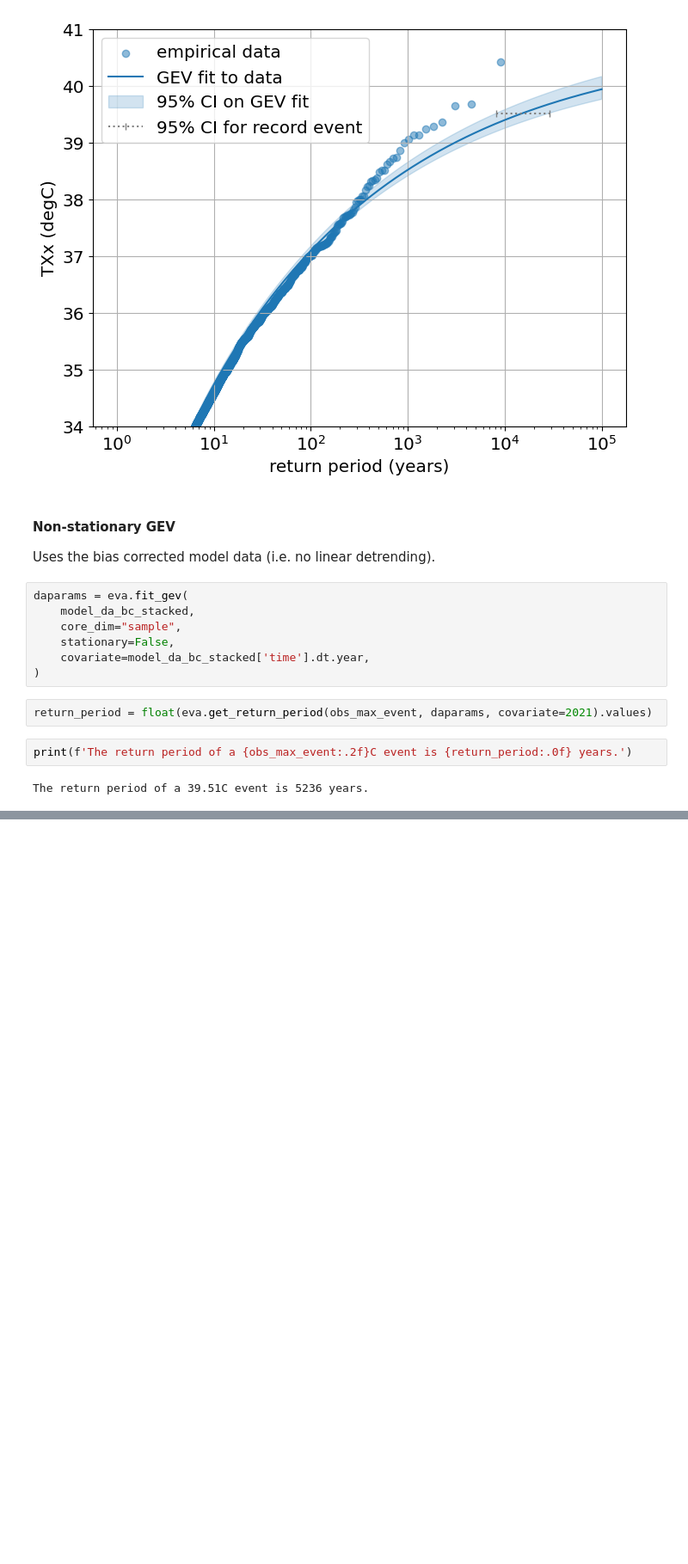
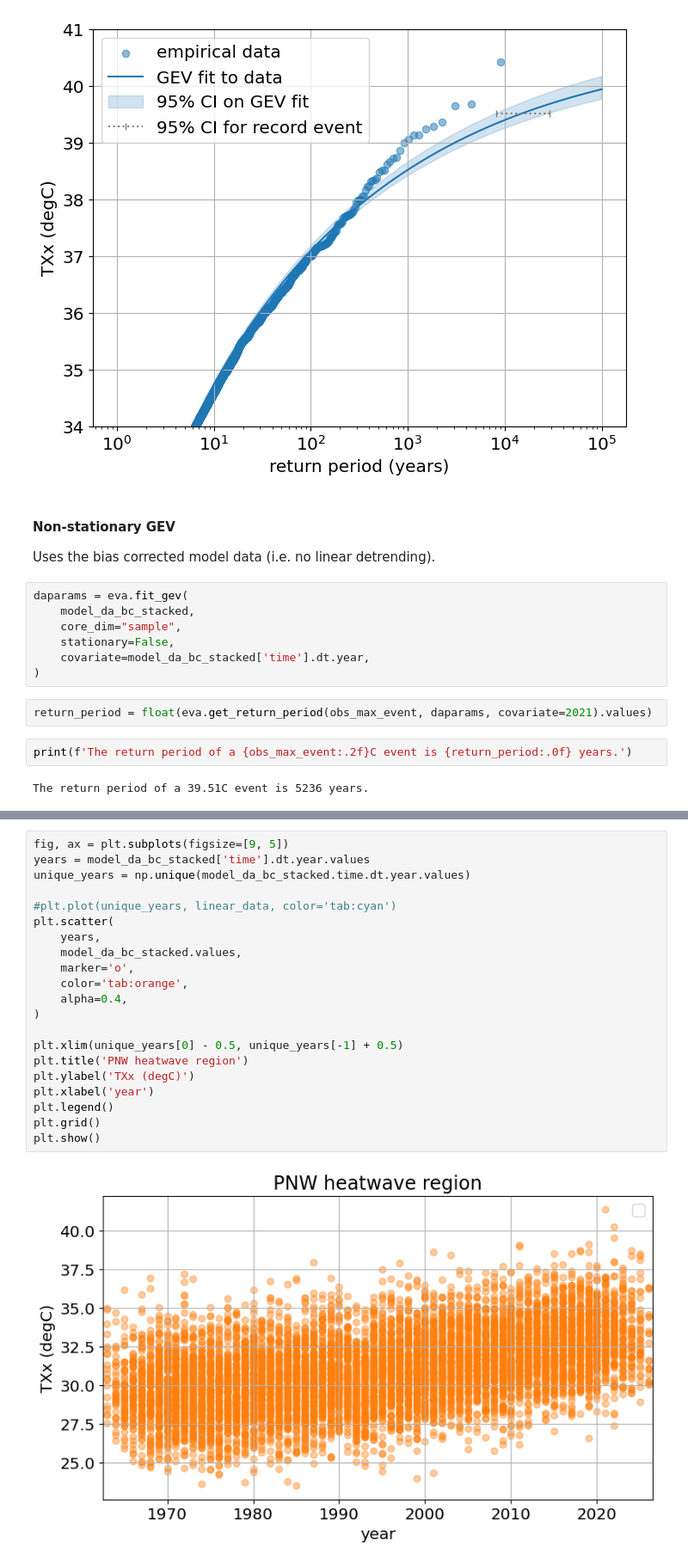
Before and after one commit to DamienIrving/unseen-projects, a Jupyter notebook: project-wcrp-txx/analysis_CanESM5.ipynb, the cells around one changed output, grey strips where cells are left out. Shown at 86% size. Saved outputs shown, nothing was run; the diff lists cells and outputs as text; blank space fills up the shorter version.

```diff
--- a/project-wcrp-txx/analysis_CanESM5.ipynb
+++ b/project-wcrp-txx/analysis_CanESM5.ipynb
@@ -461,0 +484,23 @@ The return period of a 39.51C event is 5236 years.
+# %%
+fig, ax = plt.subplots(figsize=[9, 5])
+years = model_da_bc_stacked['time'].dt.year.values
+unique_years = np.unique(model_da_bc_stacked.time.dt.year.values)
+
+#plt.plot(unique_years, linear_data, color='tab:cyan')
+plt.scatter(
+    years,
+    model_da_bc_stacked.values,
+    marker='o',
+    color='tab:orange',
+    alpha=0.4,
+)
+
+plt.xlim(unique_years[0] - 0.5, unique_years[-1] + 0.5)
+plt.title('PNW heatwave region')
+plt.ylabel('TXx (degC)')
+plt.xlabel('year')
+plt.legend()
+plt.grid()
+plt.show()
+# %% [output]
+[figure, added]
```
Also changed, not shown: parts of 1 cell of this notebook.
